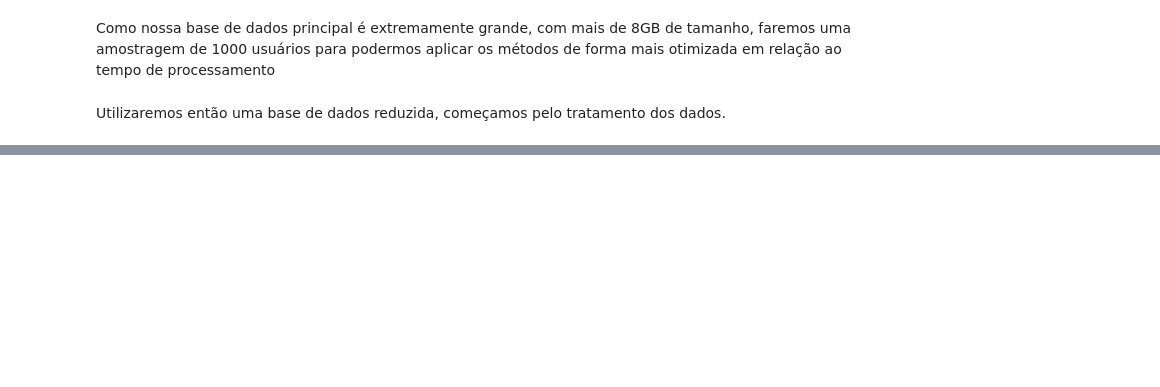
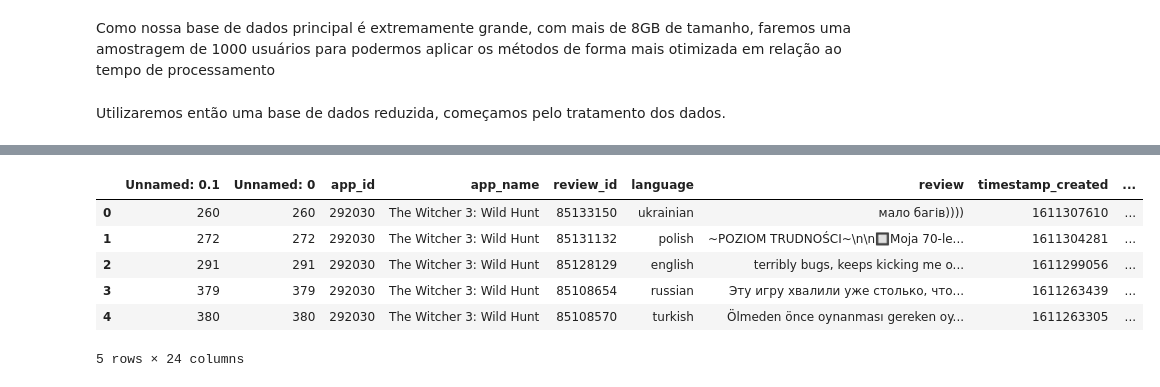
Before and after one commit to ciziks/recommender-steam-catalogue, a Jupyter notebook: Recomendadores/Sistema.ipynb, the cells around one changed output, grey strips where cells are left out. Drawn from its saved outputs; the diff is of its cells as text; code cells hidden in the pictures; blank space fills up the shorter version.

```diff
--- a/Recomendadores/Sistema.ipynb
+++ b/Recomendadores/Sistema.ipynb
@@ -55,0 +58,10 @@ len(review.app_name.unique())
+# %%
+review.head()
+# %% [output]
+|  | Unnamed: 0.1 | Unnamed: 0 | app_id | app_name | review_id | language | review | timestamp_created | ... |
+| 0 | 260 | 260 | 292030 | The Witcher 3: Wild Hunt | 85133150 | ukrainian | мало багів)))) | 1611307610 | ... |
+| 1 | 272 | 272 | 292030 | The Witcher 3: Wild Hunt | 85131132 | polish | ~POZIOM TRUDNOŚCI~\n\n🔲Moja 70-le... | 1611304281 | ... |
+| 2 | 291 | 291 | 292030 | The Witcher 3: Wild Hunt | 85128129 | english | terribly bugs, keeps kicking me o... | 1611299056 | ... |
+| 3 | 379 | 379 | 292030 | The Witcher 3: Wild Hunt | 85108654 | russian | Эту игру хвалили уже столько, что... | 1611263439 | ... |
+| 4 | 380 | 380 | 292030 | The Witcher 3: Wild Hunt | 85108570 | turkish | Ölmeden önce oynanması gereken oy... | 1611263305 | ... |
+5 rows × 24 columns
```
Also changed, not shown: parts of 24 cells of this notebook.
